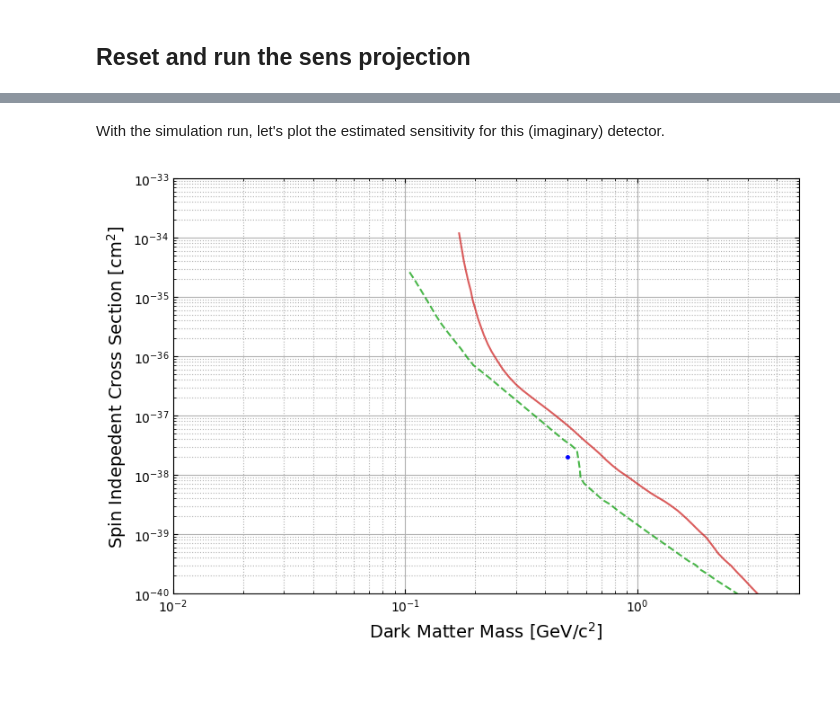
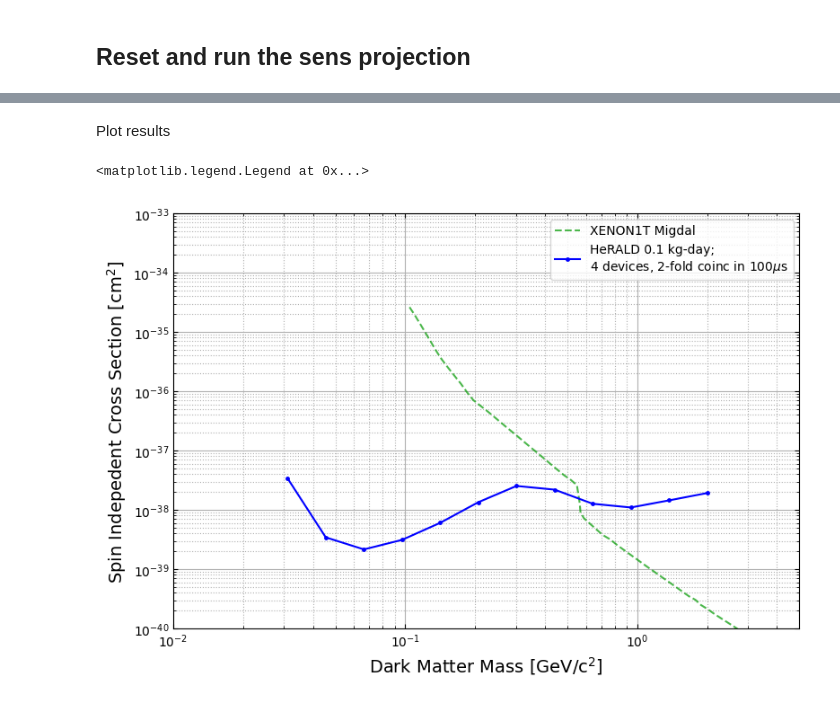
Before and after one commit to spice-herald/DarkLim, a Jupyter notebook: examples/helium.ipynb, the cells around one changed output, grey strips where cells are left out. Saved outputs shown, nothing was run; the diff lists cells and outputs as text; code cells hidden in the pictures.

```diff
--- a/examples/helium.ipynb
+++ b/examples/helium.ipynb
@@ -94,12 +94,13 @@ SE.add_flat_bkgd(1) # flat background of 1 DRU
 #SE.add_nfold_lee_bkgd(m=4,n=2,w=window)
 SE.add_nfold_lee_bkgd(m=n_devices,n=coinc,w=window)
 
-SE.add_dm_bkgd(0.1, 1.85353164e-38)
+SE.add_dm_bkgd(0.05, 2e-38)
 
-gen_evts = SE.generate_background(1, plot_bkgd=True)
+gen_evts = SE.generate_background(1, plot_bkgd=True, verbose=True)
 ax = plt.gca()
 #plt.ylim(0.1,50)
 ax.set_xscale('log')
 ax.set_xlim(1e-4,1)
 ax.axvline(threshold,ls='-',color='red')
+ax.axvspan(threshold-energy_res,threshold+energy_res,facecolor='red',alpha=0.2)
 # %% [output]
@@ -115,7 +116,7 @@ SE.reset_sim()
 SE.add_flat_bkgd(1) # flat background of 1 DRU
 SE.add_nfold_lee_bkgd(m=n_devices,n=coinc,w=window)
 # %%
-# run the simulation for 1 experiment
+# run the simulation
 
 #m_dms=np.geomspace(0.1, 2, num=10)
 
@@ -124,10 +125,12 @@ m_dm, sig = SE.run_sim(
     0.5,
     e_low=1e-5,
     #m_dms=np.array([0.5]),
-    m_dms=np.geomspace(0.1, 2, num=10),
+    m_dms=np.geomspace(0.01, 2, num=15),
     nexp=10, # increase for a better estimate, 1 is generally used for diagnostics
     npts=1000,
-    plot_bkgd=True
+    plot_bkgd=True,
+    res=None,
+    verbose=False
 )
 
 print('\nexposure was ',SE.exposure,' kg-days')
@@ -160,27 +149,31 @@ ULs =  [1.85353164e-38]
-# %% [markdown]
-With the simulation run, let's plot the estimated sensitivity for this (imaginary) detector.
+# %% [markdown]
+Plot results
 # %%
 fig, ax = plt.subplots(figsize=(9, 6))
 
 x1tmig = np.loadtxt('/global/cfs/cdirs/lz/users/haselsco/TESSERACT_Limits/snowmass2021-wp-cf1-neutrinofloor/data/published/SI/XENON1T-Migdal.txt')
-cresst = np.loadtxt('/global/cfs/cdirs/lz/users/haselsco/TESSERACT_Limits/snowmass2021-wp-cf1-neutrinofloor/data/published/SI/CRESST.txt')
+#cresst = np.loadtxt('/global/cfs/cdirs/lz/users/haselsco/TESSERACT_Limits/snowmass2021-wp-cf1-neutrinofloor/data/published/SI/CRESST.txt')
 
 plt.plot(*(x1tmig.T),color=(0.,0.6,0.,0.7),ls='--',label='XENON1T Migdal')
-plt.plot(*(cresst.T),color=(0.8,0.1,0.1,0.7),label='CRESST')
+#plt.plot(*(cresst.T),color=(0.8,0.1,0.1,0.7),label='CRESST')
 
-plt.plot(m_dm, sig, color='b',marker='.',ms=5)
+lab = 'HeRALD {:0.1f} kg-day;\n{:d} devices, {:d}-fold coinc in {:0.0f}$\mu$s'.format(SE.exposure,n_devices,coinc,window/1e-6)
+plt.plot(m_dm, sig, color='b',marker='.',ms=5,label=lab)
 
 ax.set_yscale('log')
 ax.set_xscale('log')
 
 ax.set_ylim(1e-40, 1e-33)
 ax.set_xlim(0.01, 5)
 ax.set_xlabel("Dark Matter Mass [GeV/c$^2$]", fontsize=14)
 ax.set_ylabel("Spin Indepedent Cross Section [cm$^2$]", fontsize=14)
 #ax.set_title("Estimated Sensitivity", fontsize=14)
 
 ax.grid()
 ax.grid(which="minor", linestyle='dotted')
 ax.tick_params(which="both", direction="in", right=True, top=True)
+
+ax.legend(loc='upper right',frameon=True)
 # %% [output]
+<matplotlib.legend.Legend at 0x...>
-[figure, old version]
+[figure, new version]
```
Also changed, not shown: parts of 5 cells of this notebook, 1 other file.
